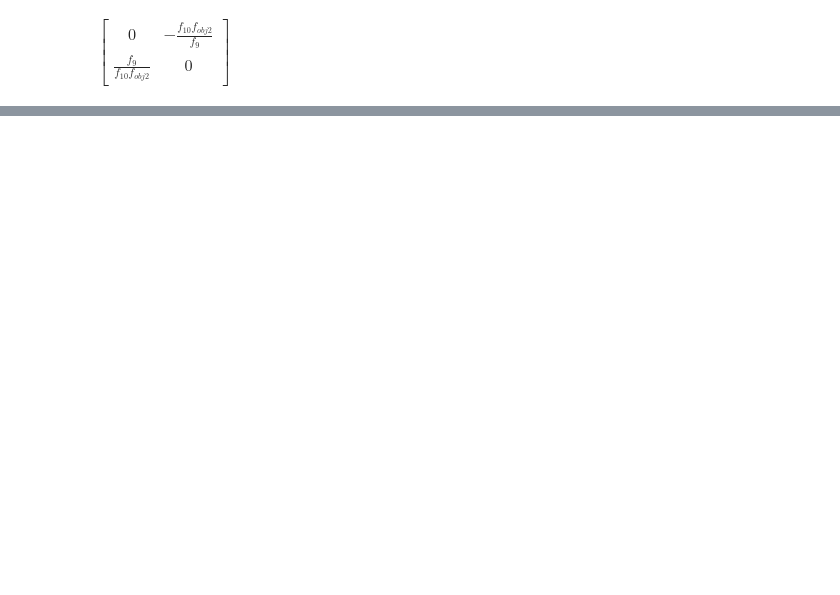
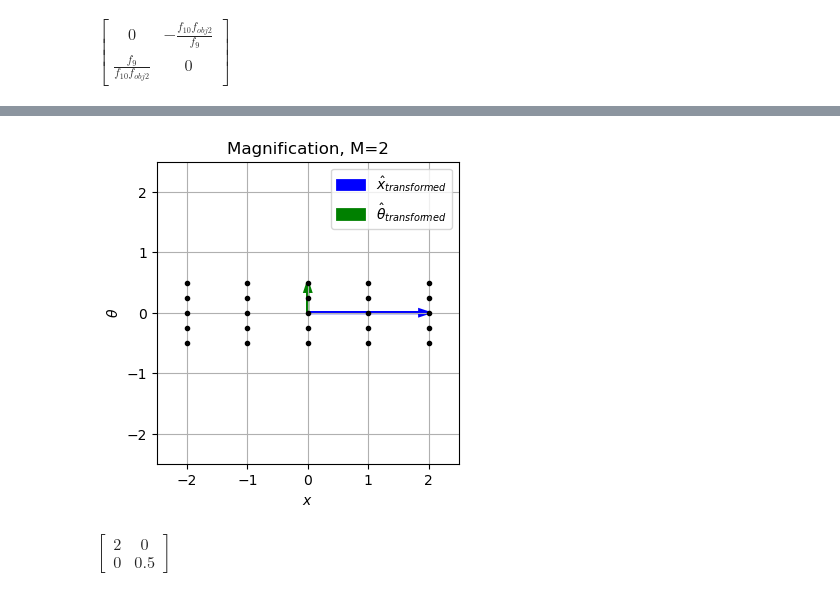
Before and after one commit to IvoVellekoop/raylearn, a Jupyter notebook: notebooks/tpm_ray_matrix.ipynb, the cells around one changed output, grey strips where cells are left out. Drawn from its saved outputs; the diff is of its cells as text; code cells hidden in the pictures; blank space fills up the shorter version.

```diff
--- a/notebooks/tpm_ray_matrix.ipynb
+++ b/notebooks/tpm_ray_matrix.ipynb
@@ -56,0 +99,10 @@ $\displaystyle \left[\begin{matrix}- \frac{f_{2B} f_{obj1}}{f_{3B}}\\0\end{matri
+# %%
+M = 2
+matrix = Matrix([[M, 0], [0, 1/M]])
+plot_matrix(matrix)
+plt.title(f'Magnification, M={M}')
+plt.show()
+matrix
+# %% [output]
+[figure, added]
+$\displaystyle \left[\begin{matrix}2 & 0\\0 & 0.5\end{matrix}\right]$
```
Also changed, not shown: parts of 13 cells of this notebook.
